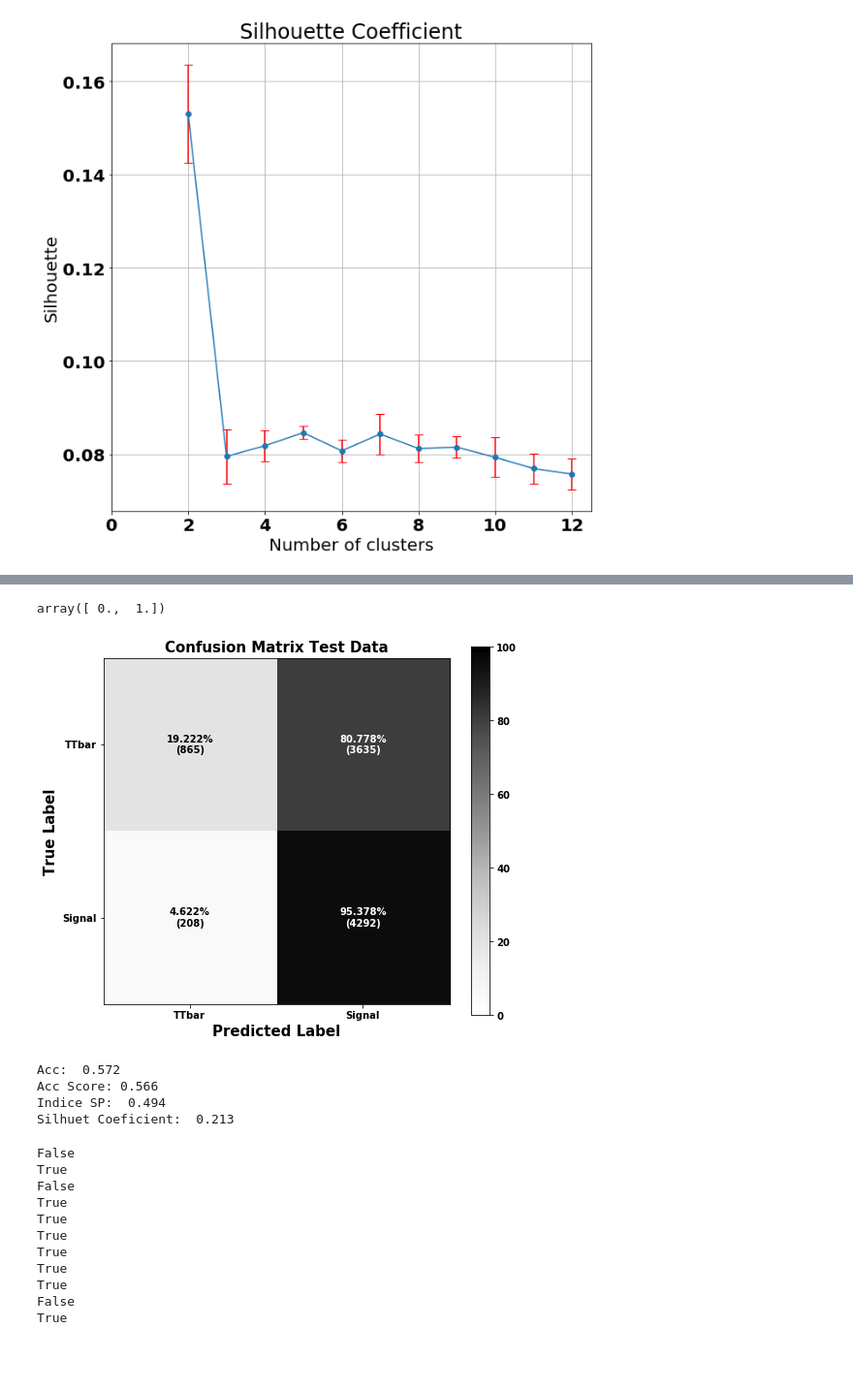
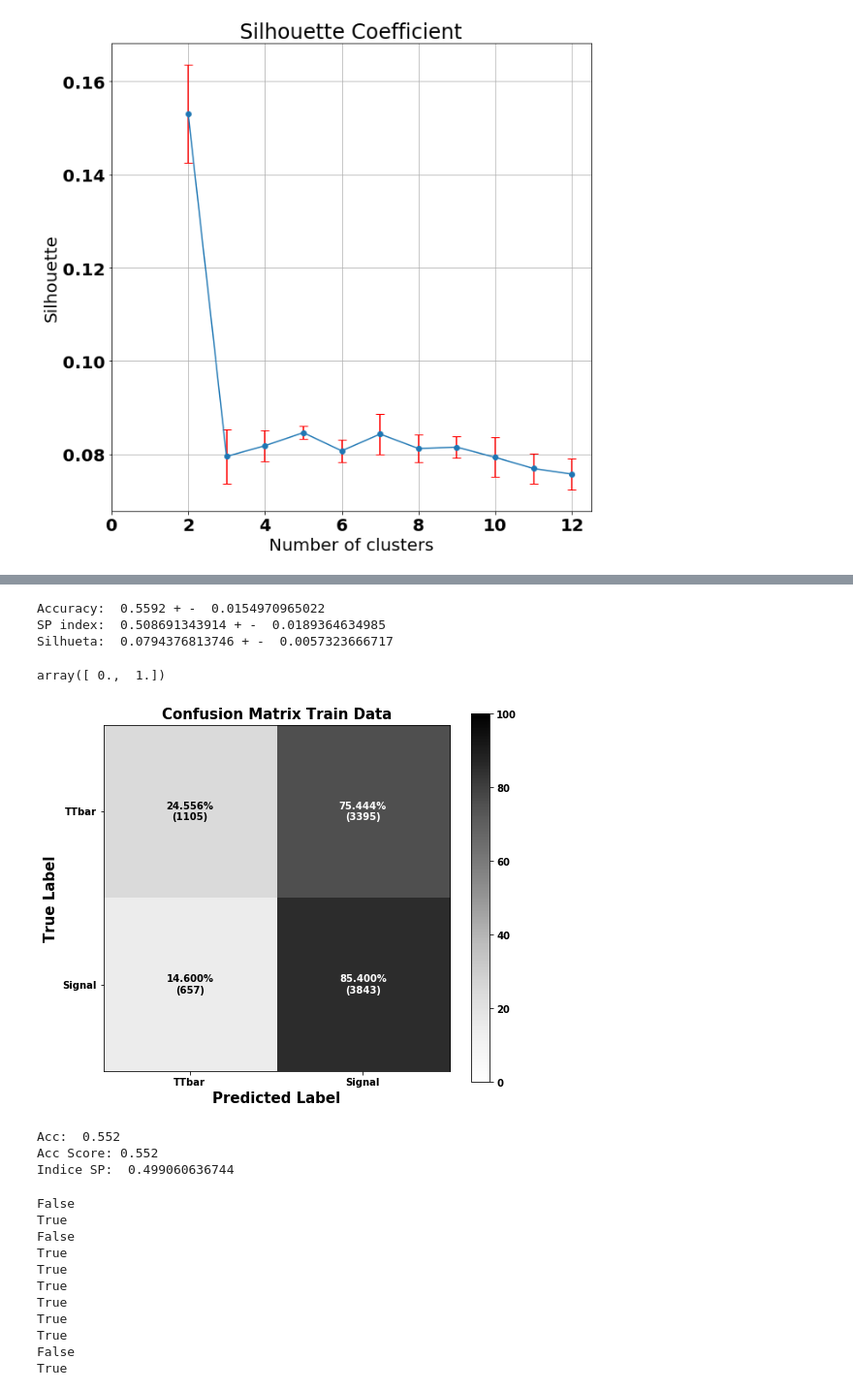
Before and after one commit to micaelverissimo/PtRelAnalysis, a Jupyter notebook: kmeansClustering.ipynb, the cells around one changed output, grey strips where cells are left out. Shown at 97% size. Drawn from its saved outputs; the diff is of its cells as text; code cells hidden in the pictures; blank space fills up the shorter version.

```diff
--- a/kmeansClustering.ipynb
+++ b/kmeansClustering.ipynb
@@ -489,0 +463,13 @@ Processing: Fold 10 of 10 Init 1 of 1
+# %%
+# no PtRel
+
+data = np.delete(data,22,axis=1)
+# %%
+n_folds =10
+n_inits =1
+
+Sil = np.zeros(n_folds)
+
+acc_final = np.zeros(n_folds)
+acc_score_final = np.zeros(n_folds)
+SP_final = np.zeros(n_folds)
@@ -490,7 +535,42 @@ Processing: Fold 10 of 10 Init 1 of 1
+# %%
+print 'Accuracy: ', np.mean(acc_final), '+ - ', np.sqrt(np.var(acc_final))
+
+print 'SP index: ', np.mean(SP_final), '+ - ', np.sqrt(np.var(SP_final))
+print 'Silhueta: ', np.mean(Sil), '+ - ', np.sqrt(np.var(Sil))
+# %% [output]
+Accuracy:  0.5592 + -  0.0154970965022
+SP index:  0.508691343914 + -  0.0189364634985
+Silhueta:  0.0794376813746 + -  0.0057323666717
+# %%
+choose_fold = 0
+train_id, test_id = CVO[choose_fold]
+
+little_data = np.append(data[train_id][trgt[train_id]==1][0:100,:],data[train_id][trgt[train_id]==0][0:100,:],axis=0)
+var_std = np.zeros(little_data.shape[1])
+for k in range(little_data.shape[1]):
+    for i in range(little_data.shape[0]-1):
+        for j in range(little_data.shape[0]):
+            dist0 = little_data[i,k]-little_data[j,k]
+            dataBuffer0 = np.array([dist0])
+            if i==0:
+                data0 = dataBuffer0
+            else:
+                data0 = np.append(data0,dataBuffer0, axis=0)
+                #print (np.std(data[:,k])-(np.std(data0)/np.sqrt(2)))
+    var_std[k] = (np.std(data0)/np.sqrt(2))
+
+norm_data = preprocessing.scale(data,with_std=False)
+
+for i in range(norm_data.shape[1]):
+    norm_data[:,i] = (1/var_std[i])*norm_data[:,i]
+
+
+
+km_output = classifiers[choose_fold].predict(norm_data)
 # %%
 class_final = np.zeros(trgt.shape)
 for i in range(trgt.shape[0]):
-    if sum(trgt[km_output==km_output[i]]==1)/float(sum(km_output==km_output[i])) >= 0.5:
+    if sum(trgt[km_output==km_output[i]]==1)/float(sum(km_output==km_output[i])) > 0.5:
         class_final[i]=1
     else:
         class_final[i]=0
@@ -516,46 +596,45 @@ ax.set_aspect(1)
 
 im = ax.imshow(cm_normalized, interpolation='nearest', cmap=plt.cm.Greys,clim=(0.0, 100.0))
 
 width, height = cm_normalized.shape
 
 
 for x in xrange(width):
     for y in xrange(height):
         if cm_normalized[x][y] < 50.:
             ax.annotate('%1.3f%%\n(%i)'%(cm_normalized[x][y],cm_data[x][y]), xy=(y, x),
                         horizontalalignment='center',
                         verticalalignment='center')
         else:
             ax.annotate('%1.3f%%\n(%i)'%(cm_normalized[x][y],cm_data[x][y]), xy=(y, x),
                         horizontalalignment='center',
                         verticalalignment='center',color='white')
 
-ax.set_title('Confusion Matrix Test Data',fontweight='bold',fontsize=15)
+ax.set_title('Confusion Matrix Train Data',fontweight='bold',fontsize=15)
 fig.colorbar(im)
 
 tick_marks = np.arange(len(data_labels))
 ax.xaxis.set_ticks(tick_marks)
 ax.xaxis.set_ticklabels(data_labels)
 
 ax.yaxis.set_ticks(tick_marks)
 ax.yaxis.set_ticklabels(data_labels)
 
 ax.set_ylabel('True Label',fontweight='bold',fontsize=15)
 ax.set_xlabel('Predicted Label',fontweight='bold',fontsize=15)
-plt.savefig(path_tosave+'/'+'ConfusionMatrixClassfinal_kmeansTRAIN.pdf')
+plt.savefig(path_tosave+'/'+'ConfusionMatrixClassfinal_kmeansTRAIN_vFinal.pdf')
 #fig.savefig(path_tosave+'/'+'ConfusionMatrixClassfinal_5clustersttbar-4clustersignalTEST_BACKUP.pdf')
 # %% [output]
-[figure, old version]
+[figure, new version]
 # %%
-print 'Acc: ', round(np.mean(ClusterMerits.Acc(class_final,trgt)),3)
-print 'Acc Score:', round(metrics.accuracy_score(trgt[test_id],class_final[test_id]),3)
-print 'Indice SP: ',round(ClusterMerits.SP(class_final,trgt),3)
-print 'Silhuet Coeficient: ',round(metrics.silhouette_score(norm_data,class_final),3)
+print 'Acc: ', np.mean(ClusterMerits.Acc(class_final[test_id],trgt[test_id]))
+print 'Acc Score:', metrics.accuracy_score(trgt[test_id],class_final[test_id])
+print 'Indice SP: ',ClusterMerits.SP(class_final[test_id],trgt[test_id])
+#print 'Silhuet Coeficient: ',round(metrics.silhouette_score(norm_data[test_id],km_output[test_id]),3)
 # %% [output]
-Acc:  0.572
-Acc Score: 0.566
-Indice SP:  0.494
-Silhuet Coeficient:  0.213
+Acc:  0.552
+Acc Score: 0.552
+Indice SP:  0.499060636744
 # %%
 for i in range(trgt.shape[0]):
     print sum(trgt[k_data==k_data[i]]==1)/float(sum(k_data==k_data[i])) > 0.5
```
Also changed, not shown: parts of 5 cells of this notebook, 2 other files.
